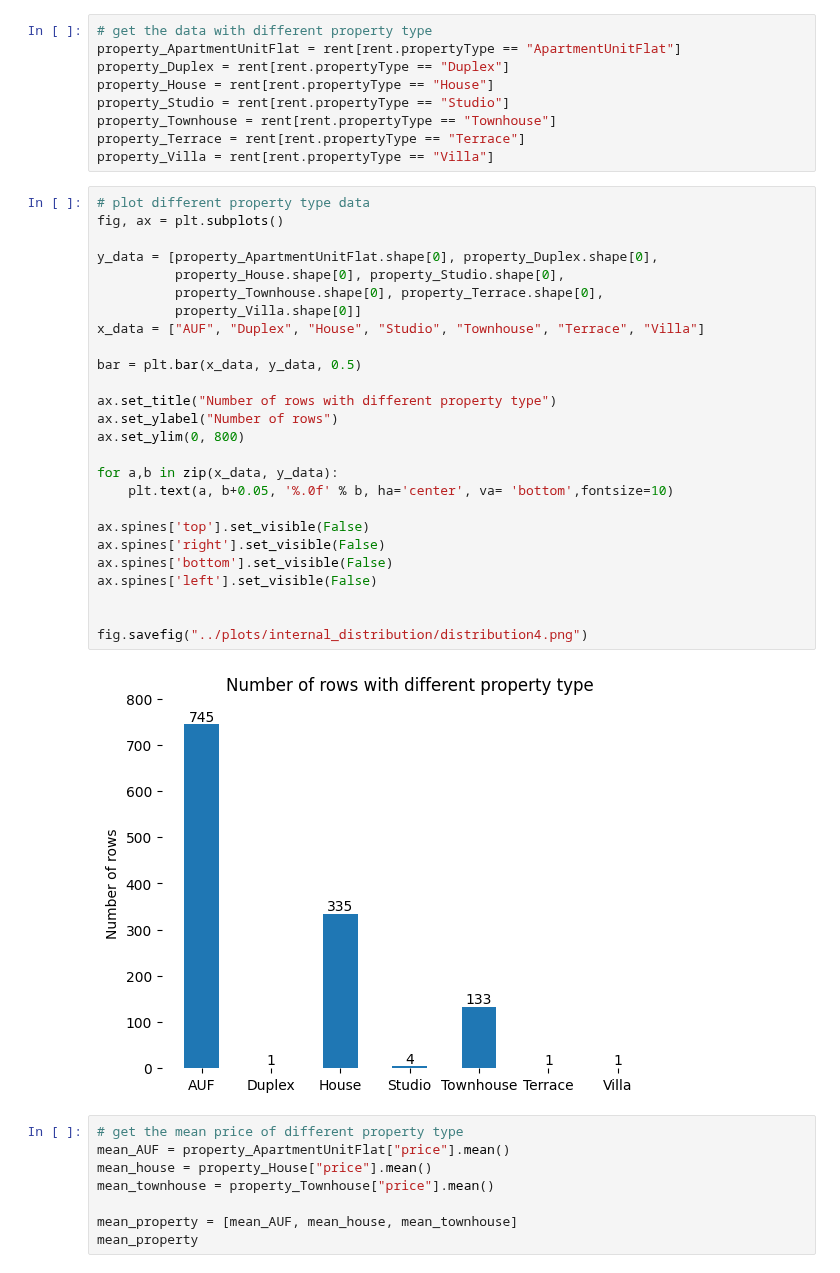
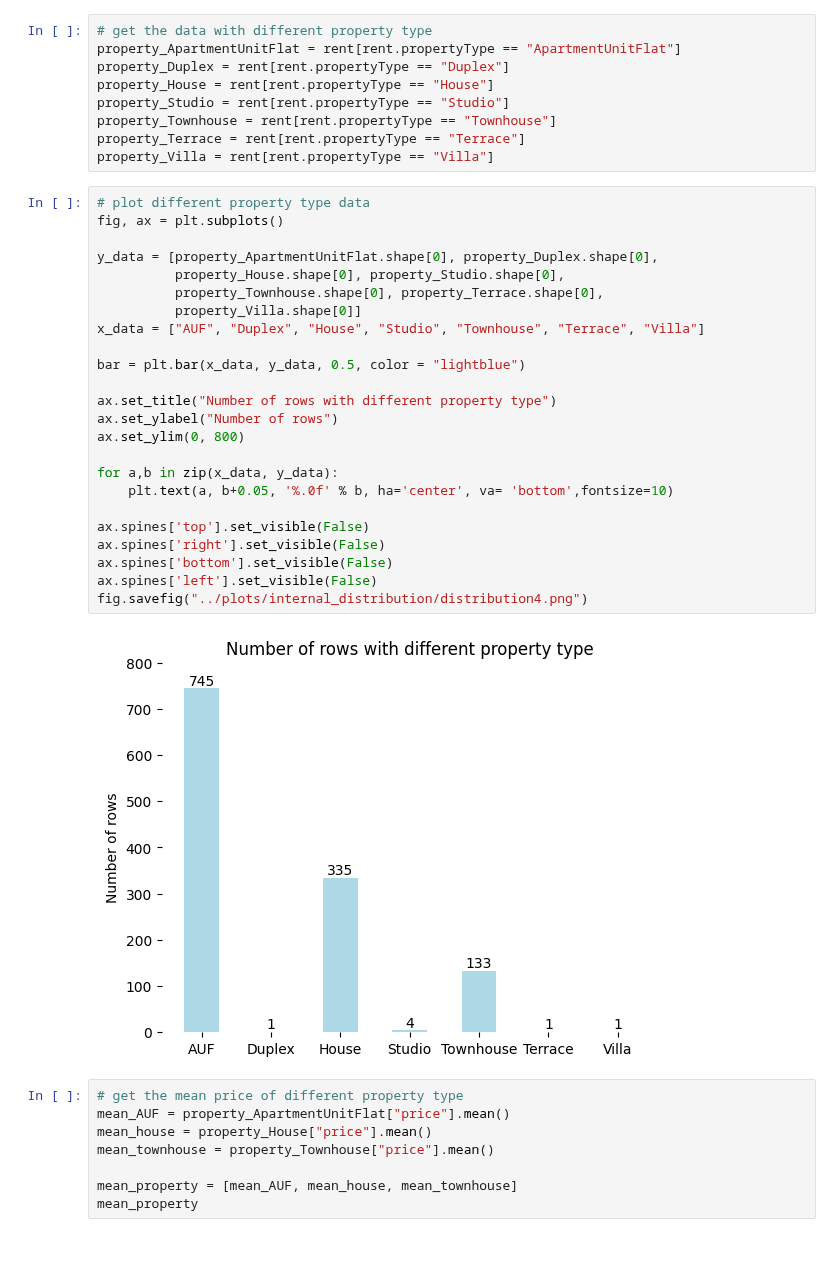
Before and after one commit to MAST30034-Applied-Data-Science/generic-real-estate-consulting-project-group-55, a Jupyter notebook: notebooks/rent_analysis.ipynb, the cells around one changed output. Cells and saved outputs as stored; diff of their text form.

```diff
--- a/notebooks/rent_analysis.ipynb
+++ b/notebooks/rent_analysis.ipynb
@@ -465,31 +454,29 @@ property_Villa = rent[rent.propertyType == "Villa"]
 # %%
 # plot different property type data
 fig, ax = plt.subplots()
 
 y_data = [property_ApartmentUnitFlat.shape[0], property_Duplex.shape[0],
           property_House.shape[0], property_Studio.shape[0],
           property_Townhouse.shape[0], property_Terrace.shape[0],
           property_Villa.shape[0]]
 x_data = ["AUF", "Duplex", "House", "Studio", "Townhouse", "Terrace", "Villa"]
 
-bar = plt.bar(x_data, y_data, 0.5)
+bar = plt.bar(x_data, y_data, 0.5, color = "lightblue")
 
 ax.set_title("Number of rows with different property type")
 ax.set_ylabel("Number of rows")
 ax.set_ylim(0, 800)
 
 for a,b in zip(x_data, y_data):
     plt.text(a, b+0.05, '%.0f' % b, ha='center', va= 'bottom',fontsize=10)
 
 ax.spines['top'].set_visible(False)
 ax.spines['right'].set_visible(False)
 ax.spines['bottom'].set_visible(False)
 ax.spines['left'].set_visible(False)
-
-
 fig.savefig("../plots/internal_distribution/distribution4.png")
 # %% [output]
-[figure, old version]
+[figure, new version]
 # %%
 # get the mean price of different property type
 mean_AUF = property_ApartmentUnitFlat["price"].mean()
```
Also changed, not shown: parts of 14 cells of this notebook, 19 other files.
